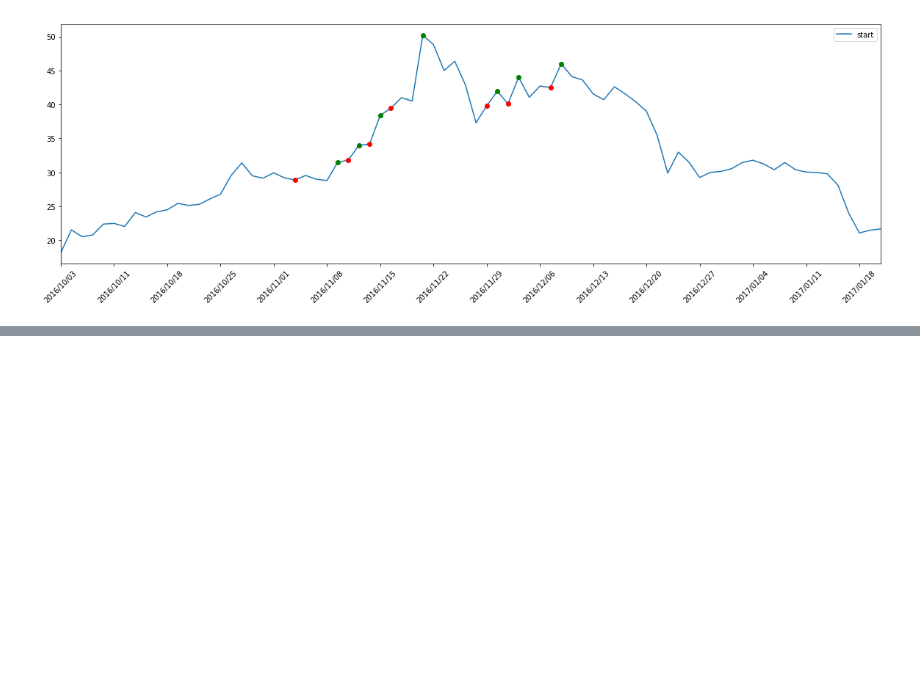
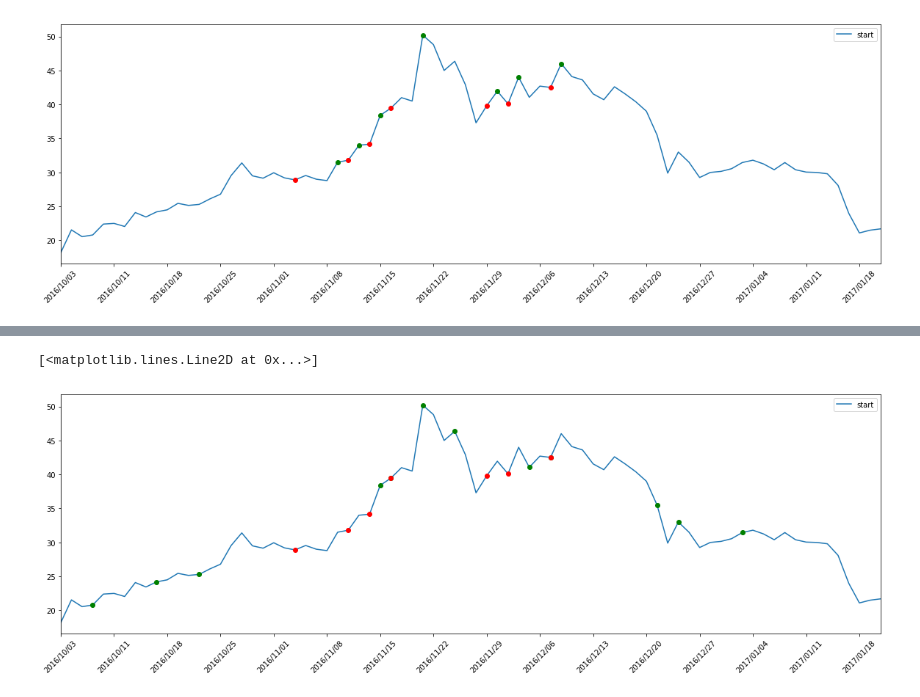
Before and after one commit to BarryPan/PyconTW2017, a Jupyter notebook: demo/Investment_Strategy.ipynb, the cells around one changed output, grey strips where cells are left out. Cells and saved outputs as stored; diff of their text form; code cells hidden in the pictures; blank space fills up the shorter version.

```diff
--- a/demo/Investment_Strategy.ipynb
+++ b/demo/Investment_Strategy.ipynb
@@ -75,0 +89,5 @@ See the caveats in the documentation: http://pandas.pydata.org/pandas-docs/stabl
+# %%
+#日期遞延一天
+for i in range(0,len(final)-1,1):
+    final['data_ym'][i]=final['data_ym'][i+1]
+print final.head()
@@ -252,0 +482,20 @@ plt.plot(y_date,y_price,'ro',c='green')
+# %%
+def thin_xticks(ax,ticklabels,tick_gap=5,rotation=45):
+    ticks=ax.xaxis.get_ticklocs()
+    ax.xaxis.set_ticks(ticks[::tick_gap])
+    ax.xaxis.set_ticklabels(ticklabels[::tick_gap],rotation=rotation)
+    ax.figure.show()
+stock_price['data_ym']=stock_price['data_ym'].apply(lambda x:str(x))
+data_ym=stock_price['data_ym'].tolist()
+picture=stock_price[['data_ym','start']]
+plt=picture.plot(figsize=(20,6))
+ticks=np.array(range(len(data_ym)))
+plt.set_xticks(ticks)
+thin_xticks(plt,data_ym)
+
+
+plt.plot(y_date,y_price,'ro',c='green')
+plt.plot(x_date,x_price,'ro',c='red')
+# %% [output]
+[<matplotlib.lines.Line2D at 0x...>]
+[figure, added]
```
Also changed, not shown: parts of 9 cells of this notebook, 1 other file.
